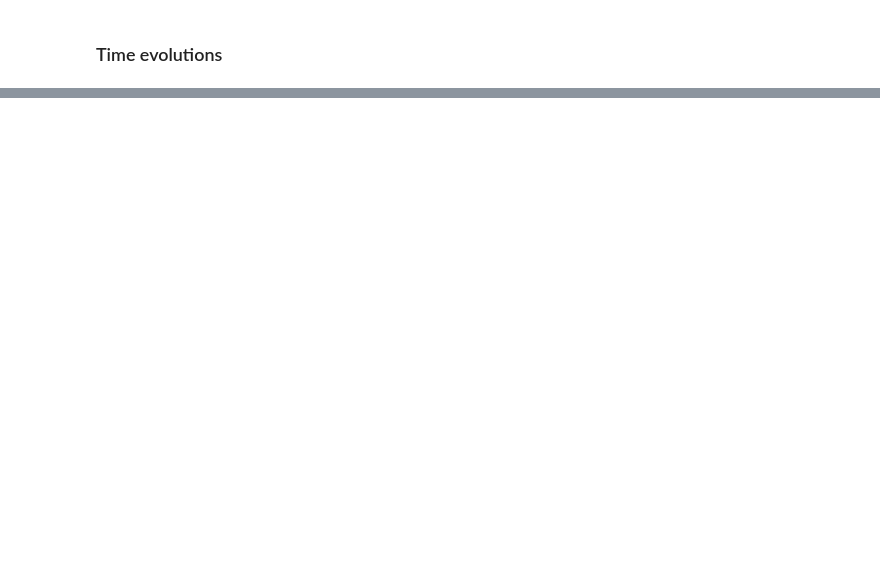
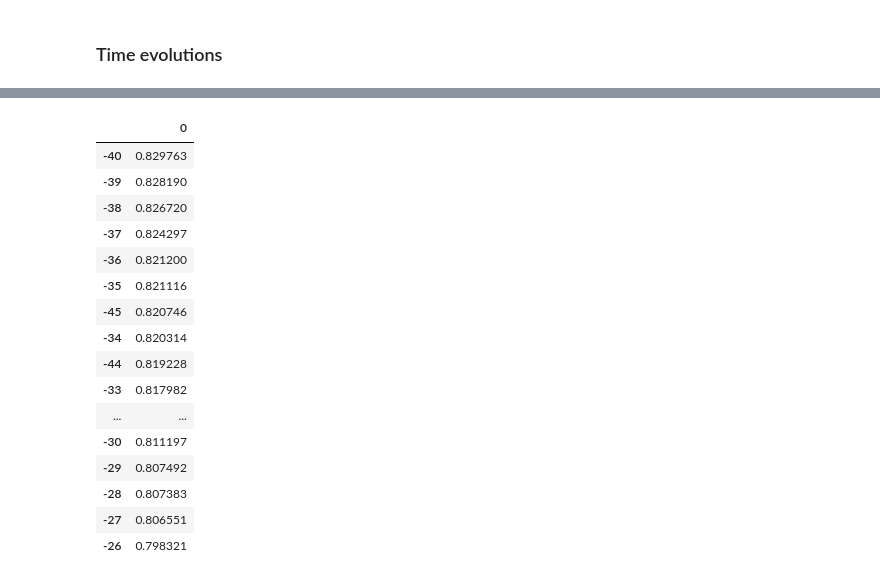
Before and after one commit to unifey/excess-mortality-ROK, a Jupyter notebook: excess-mortality-rok.ipynb, the cells around one changed output, grey strips where cells are left out. Drawn from its saved outputs; the diff is of its cells as text; code cells hidden in the pictures; blank space fills up the shorter version.

```diff
--- a/excess-mortality-rok.ipynb
+++ b/excess-mortality-rok.ipynb
@@ -456,0 +528,23 @@ plt.show()
+# %%
+dm = pd.DataFrame(vax_corr_array)
+dm.index = prange
+dm = dm**2
+dm.sort_values(by=0, ascending=False).head(20)
+# %% [output]
+|  | 0 |
+| -40 | 0.829763 |
+| -39 | 0.828190 |
+| -38 | 0.826720 |
+| -37 | 0.824297 |
+| -36 | 0.821200 |
+| -35 | 0.821116 |
+| -45 | 0.820746 |
+| -34 | 0.820314 |
+| -44 | 0.819228 |
+| -33 | 0.817982 |
+| ... | ... |
+| -30 | 0.811197 |
+| -29 | 0.807492 |
+| -28 | 0.807383 |
+| -27 | 0.806551 |
+| -26 | 0.798321 |
```
Also changed, not shown: parts of 9 cells of this notebook.
